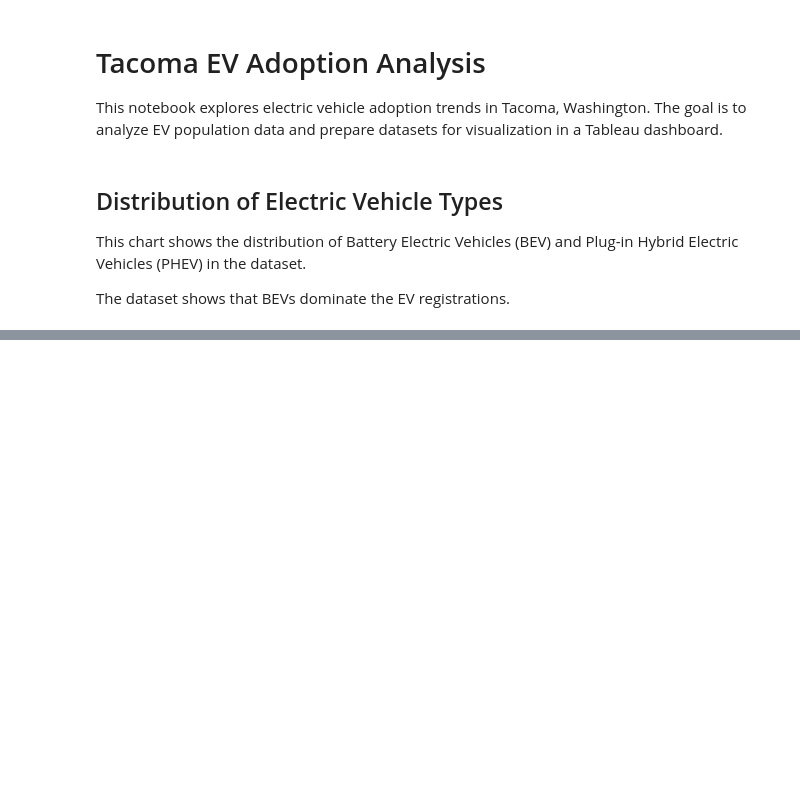
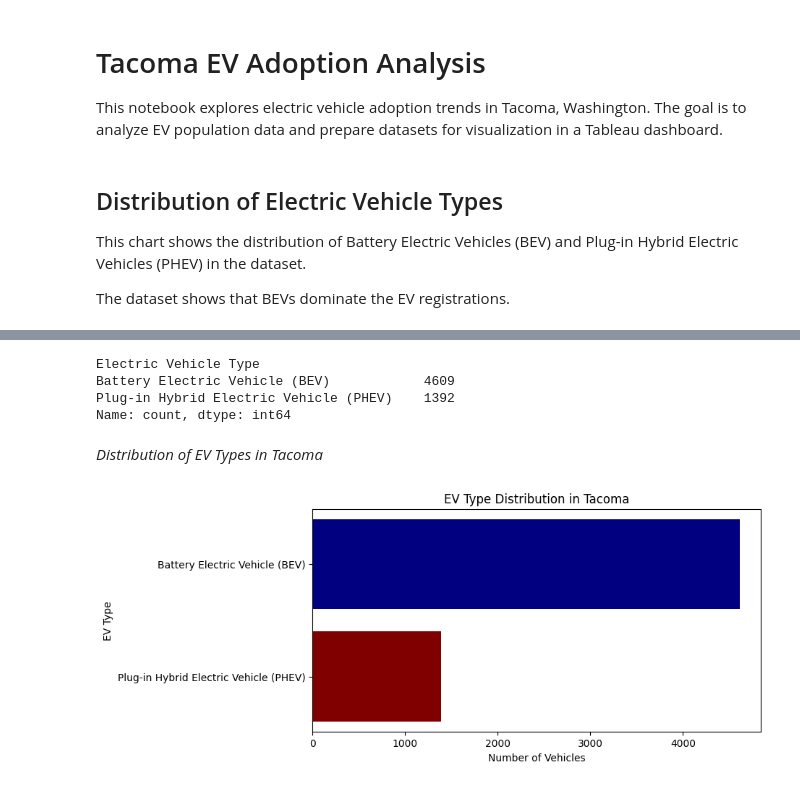
Before and after one commit to OsmanyGithub/Tacoma-EV-Dashboard, a Jupyter notebook: notebooks/ev_data_analysis.ipynb, the cells around one changed output, grey strips where cells are left out. Cells and saved outputs as stored; diff of their text form; code cells hidden in the pictures; blank space fills up the shorter version.

```diff
--- a/notebooks/ev_data_analysis.ipynb
+++ b/notebooks/ev_data_analysis.ipynb
@@ -51,0 +87,25 @@ Series([], Name: count, dtype: int64)
+# %%
+ev_type_counts = tacoma_ev["Electric Vehicle Type"].value_counts()
+print(ev_type_counts)
+# %% [output]
+Electric Vehicle Type
+Battery Electric Vehicle (BEV)            4609
+Plug-in Hybrid Electric Vehicle (PHEV)    1392
+Name: count, dtype: int64
+# %% [markdown]
+*Distribution of EV Types in Tacoma*
+# %%
+types = ev_type_counts.index
+counts = ev_type_counts.values
+
+colors = cm.jet(np.linspace(0, 1, len(types)))
+
+plt.figure(figsize=(8,4))
+plt.barh(types, counts, color=colors)
+plt.xlabel("Number of Vehicles")
+plt.ylabel("EV Type")
+plt.title("EV Type Distribution in Tacoma")
+plt.gca().invert_yaxis()  # largest on top
+plt.show()
+# %% [output]
+[figure, added]
```
Also changed, not shown: parts of 9 cells of this notebook.
